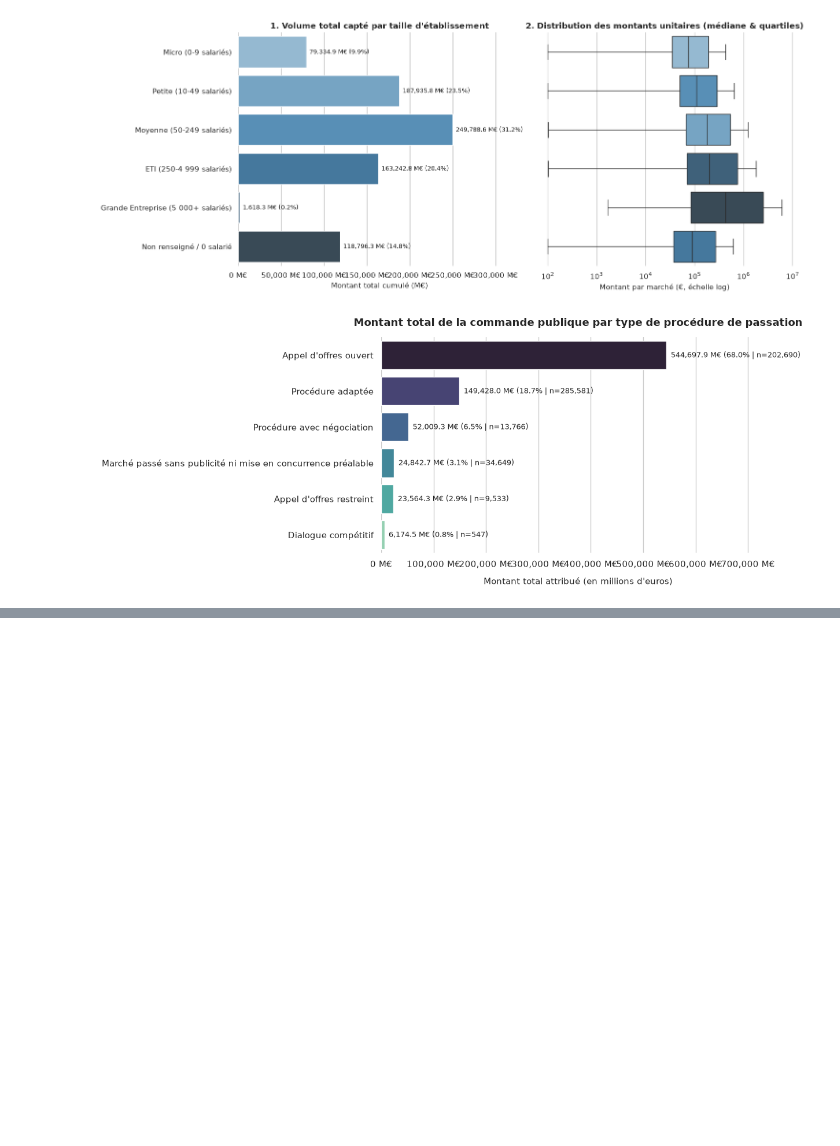
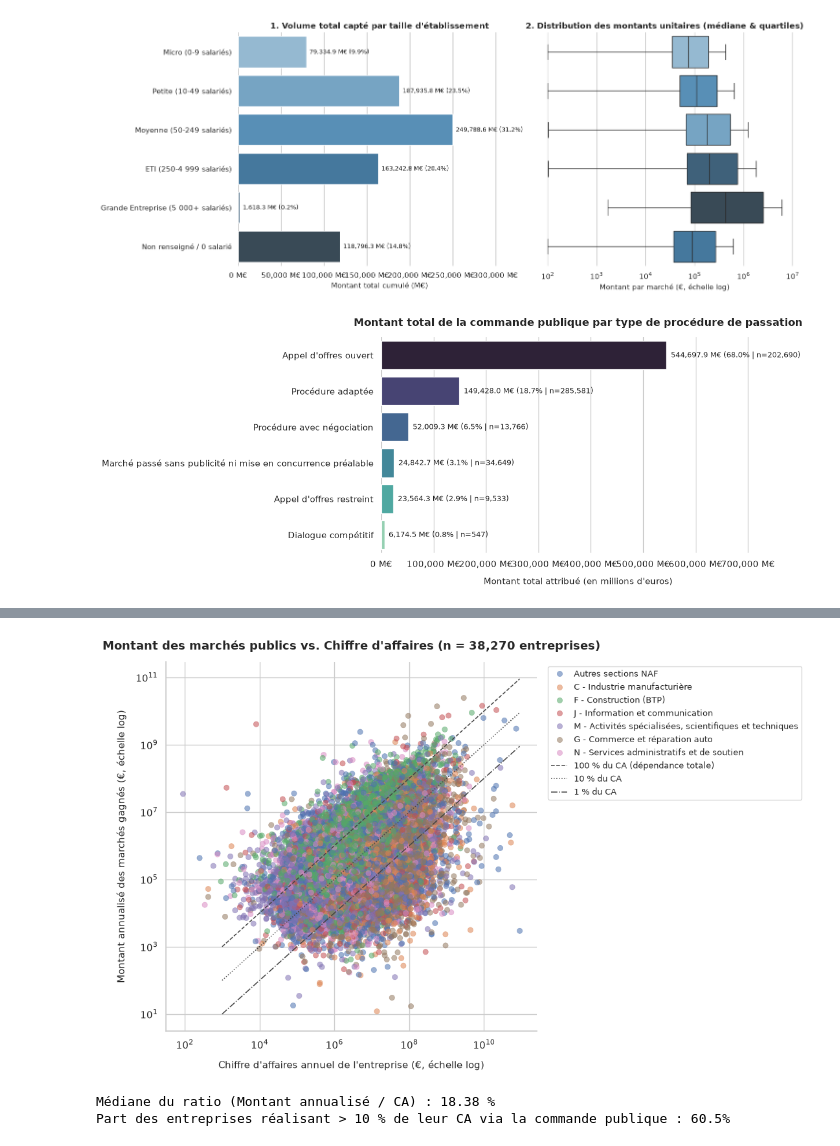
Before and after one commit to Glemesre/2A-Python-pour-la-data-science, a Jupyter notebook: main.ipynb, the cells around one changed output, grey strips where cells are left out. Cells and saved outputs as stored; diff of their text form; code cells hidden in the pictures; blank space fills up the shorter version.

```diff
--- a/main.ipynb
+++ b/main.ipynb
@@ -884,0 +1019,73 @@ NameError: name 'df_proc' is not defined
+# %%
+# 1. Filtrer les entreprises ayant un CA positif et un montant de marchés positif
+df_plot = df_entreprise[
+    (df_entreprise["chiffre_d_affaires"] > 0)
+    & (df_entreprise["montant_annualise_total"] > 0)
+].copy()
+
+# Calculer le taux de dépendance à la commande publique (en %)
+df_plot["taux_dependance_pct"] = (
+    df_plot["montant_annualise_total"] / df_plot["chiffre_d_affaires"] * 100
+)
+
+# Regrouper les sections NAF les plus fréquentes pour garder une légende lisible (Top 6 + Autres)
+top_naf = df_plot["naf_section_principale"].value_counts().nlargest(6).index
+df_plot["secteur_affiche"] = np.where(
+    df_plot["naf_section_principale"].isin(top_naf),
+    df_plot["naf_section_principale"],
+    "Autres sections NAF",
+)
+
+# 2. Tracer le nuage de points en échelle log-log
+sns.set_theme(style="whitegrid")
+fig, ax = plt.subplots(figsize=(11, 7))
+
+sns.scatterplot(
+    data=df_plot,
+    x="chiffre_d_affaires",
+    y="montant_annualise_total",
+    hue="secteur_affiche",
+    alpha=0.55,
+    s=35,
+    edgecolor=None,
+    ax=ax,
+)
+
+# 3. Ajouter les droites repères de ratio (Marchés annualisés / Chiffre d'affaires)
+x_min, x_max = df_plot["chiffre_d_affaires"].min(), df_plot["chiffre_d_affaires"].max()
+x_vals = np.logspace(np.log10(max(x_min, 1e3)), np.log10(x_max), 200)
+
+for ratio, label, style in [
+    (1.0, "100 % du CA (dépendance totale)", "--"),
+    (0.1, "10 % du CA", ":"),
+    (0.01, "1 % du CA", "-."),
+]:
+    ax.plot(x_vals, x_vals * ratio, linestyle=style, color="#444444", linewidth=1.1, label=label)
+
+ax.set_xscale("log")
+ax.set_yscale("log")
+
+ax.set_xlabel("Chiffre d'affaires annuel de l'entreprise (€, échelle log)", fontsize=11, labelpad=10)
+ax.set_ylabel("Montant annualisé des marchés gagnés (€, échelle log)", fontsize=11, labelpad=10)
+ax.set_title(
+    f"Montant des marchés publics vs. Chiffre d'affaires (n = {len(df_plot):,} entreprises)",
+    fontsize=13,
+    fontweight="bold",
+    pad=14,
+)
+
+# Placer la légende à l'extérieur à droite pour ne pas masquer les points
+ax.legend(bbox_to_anchor=(1.02, 1), loc="upper left", frameon=True, fontsize=9)
+
+sns.despine()
+plt.tight_layout()
+plt.show()
+
+# Petit résumé statistique du taux de dépendance à citer dans votre rapport
+print("Médiane du ratio (Montant annualisé / CA) :", f"{df_plot['taux_dependance_pct'].median():.2f} %")
+print("Part des entreprises réalisant > 10 % de leur CA via la commande publique :",
+      f"{(df_plot['taux_dependance_pct'] > 10).mean():.1%}")
+# %% [output]
+[figure, added]
+Médiane du ratio (Montant annualisé / CA) : 18.38 %
+Part des entreprises réalisant > 10 % de leur CA via la commande publique : 60.5%
```
Also changed, not shown: parts of 7 cells of this notebook, 3 other files.
